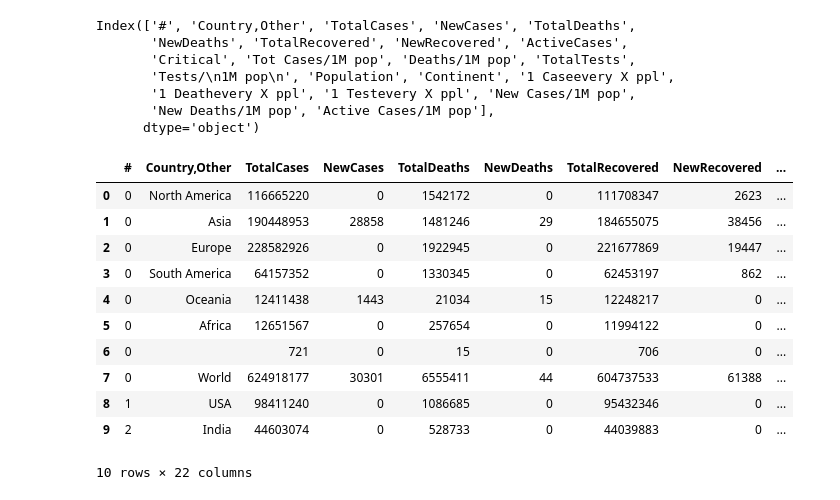
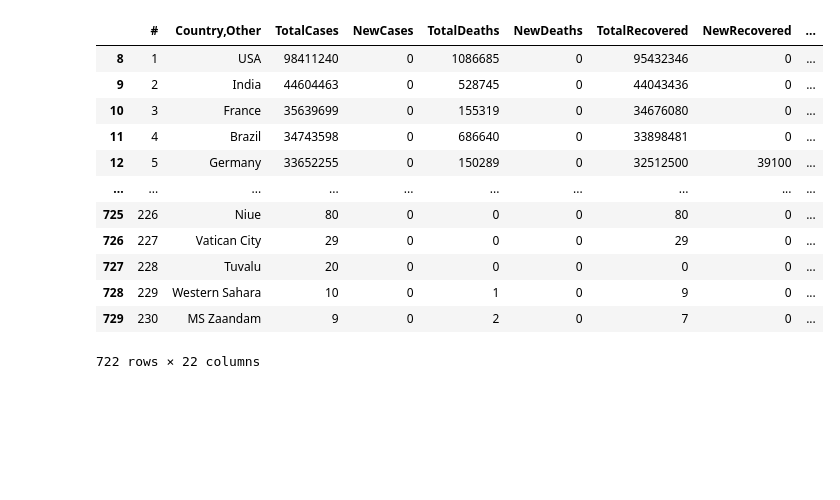
Before and after one commit to rudycav/Web-Scraping-CoronaVirus-Cases, a Jupyter notebook: Project/ CoronaVirus_Cases.ipynb, the cells around one changed output. Drawn from its saved outputs; the diff is of its cells as text; code cells hidden in the pictures; blank space fills up the shorter version.

```diff
--- a/Project/ CoronaVirus_Cases.ipynb
+++ b/Project/ CoronaVirus_Cases.ipynb
@@ -56,6 +57,7 @@ Cases :  624,918,177
 Deaths :  6,555,411
 Recovered :  604,737,533
 # %%
+df = webscrape()
 
 def punctuation_removal(df):
     try:
@@ -65,6 +67,7 @@ def punctuation_removal(df):
         pass
     return df
 
-df2 = df2.apply(punctuation_removal)
+df = df.apply(punctuation_removal)
 # %%
-df2['Country,Other'] = df2['Country,Other'].replace(r'\n',' ', regex=True)
+#remove newline in Country column
+df['Country,Other'] = df['Country,Other'].replace(r'\n',' ', regex=True)
@@ -71,25 +104,18 @@ df2['Country,Other'] = df2['Country,Other'].replace(r'\n',' ', regex=True)
+# %%
+df2 = df.iloc[8:-8]
 # %%
-df2.columns
+df2
 # %% [output]
+|  | # | Country,Other | TotalCases | NewCases | TotalDeaths | NewDeaths | TotalRecovered | NewRecovered | ... |
+| 8 | 1 | USA | 98411240 | 0 | 1086685 | 0 | 95432346 | 0 | ... |
+| 9 | 2 | India | 44604463 | 0 | 528745 | 0 | 44043436 | 0 | ... |
+| 10 | 3 | France | 35639699 | 0 | 155319 | 0 | 34676080 | 0 | ... |
+| 11 | 4 | Brazil | 34743598 | 0 | 686640 | 0 | 33898481 | 0 | ... |
+| 12 | 5 | Germany | 33652255 | 0 | 150289 | 0 | 32512500 | 39100 | ... |
+| ... | ... | ... | ... | ... | ... | ... | ... | ... | ... |
+| 725 | 226 | Niue | 80 | 0 | 0 | 0 | 80 | 0 | ... |
+| 726 | 227 | Vatican City | 29 | 0 | 0 | 0 | 29 | 0 | ... |
+| 727 | 228 | Tuvalu | 20 | 0 | 0 | 0 | 0 | 0 | ... |
+| 728 | 229 | Western Sahara | 10 | 0 | 1 | 0 | 9 | 0 | ... |
+| 729 | 230 | MS Zaandam | 9 | 0 | 2 | 0 | 7 | 0 | ... |
-Index(['#', 'Country,Other', 'TotalCases', 'NewCases', 'TotalDeaths',
-       'NewDeaths', 'TotalRecovered', 'NewRecovered', 'ActiveCases',
-       'Critical', 'Tot Cases/1M pop', 'Deaths/1M pop', 'TotalTests',
-       'Tests/\n1M pop\n', 'Population', 'Continent', '1 Caseevery X ppl',
-       '1 Deathevery X ppl', '1 Testevery X ppl', 'New Cases/1M pop',
-       'New Deaths/1M pop', 'Active Cases/1M pop'],
-      dtype='object')
+722 rows × 22 columns
-# %%
-df2.head(10)
-# %% [output]
-|  | # | Country,Other | TotalCases | NewCases | TotalDeaths | NewDeaths | TotalRecovered | NewRecovered | ... |
-| 0 | 0 | North America | 116665220 | 0 | 1542172 | 0 | 111708347 | 2623 | ... |
-| 1 | 0 | Asia | 190448953 | 28858 | 1481246 | 29 | 184655075 | 38456 | ... |
-| 2 | 0 | Europe | 228582926 | 0 | 1922945 | 0 | 221677869 | 19447 | ... |
-| 3 | 0 | South America | 64157352 | 0 | 1330345 | 0 | 62453197 | 862 | ... |
-| 4 | 0 | Oceania | 12411438 | 1443 | 21034 | 15 | 12248217 | 0 | ... |
-| 5 | 0 | Africa | 12651567 | 0 | 257654 | 0 | 11994122 | 0 | ... |
-| 6 | 0 |  | 721 | 0 | 15 | 0 | 706 | 0 | ... |
-| 7 | 0 | World | 624918177 | 30301 | 6555411 | 44 | 604737533 | 61388 | ... |
-| 8 | 1 | USA | 98411240 | 0 | 1086685 | 0 | 95432346 | 0 | ... |
-| 9 | 2 | India | 44603074 | 0 | 528733 | 0 | 44039883 | 0 | ... |
-10 rows × 22 columns
```
Also changed, not shown: parts of 7 cells of this notebook.
